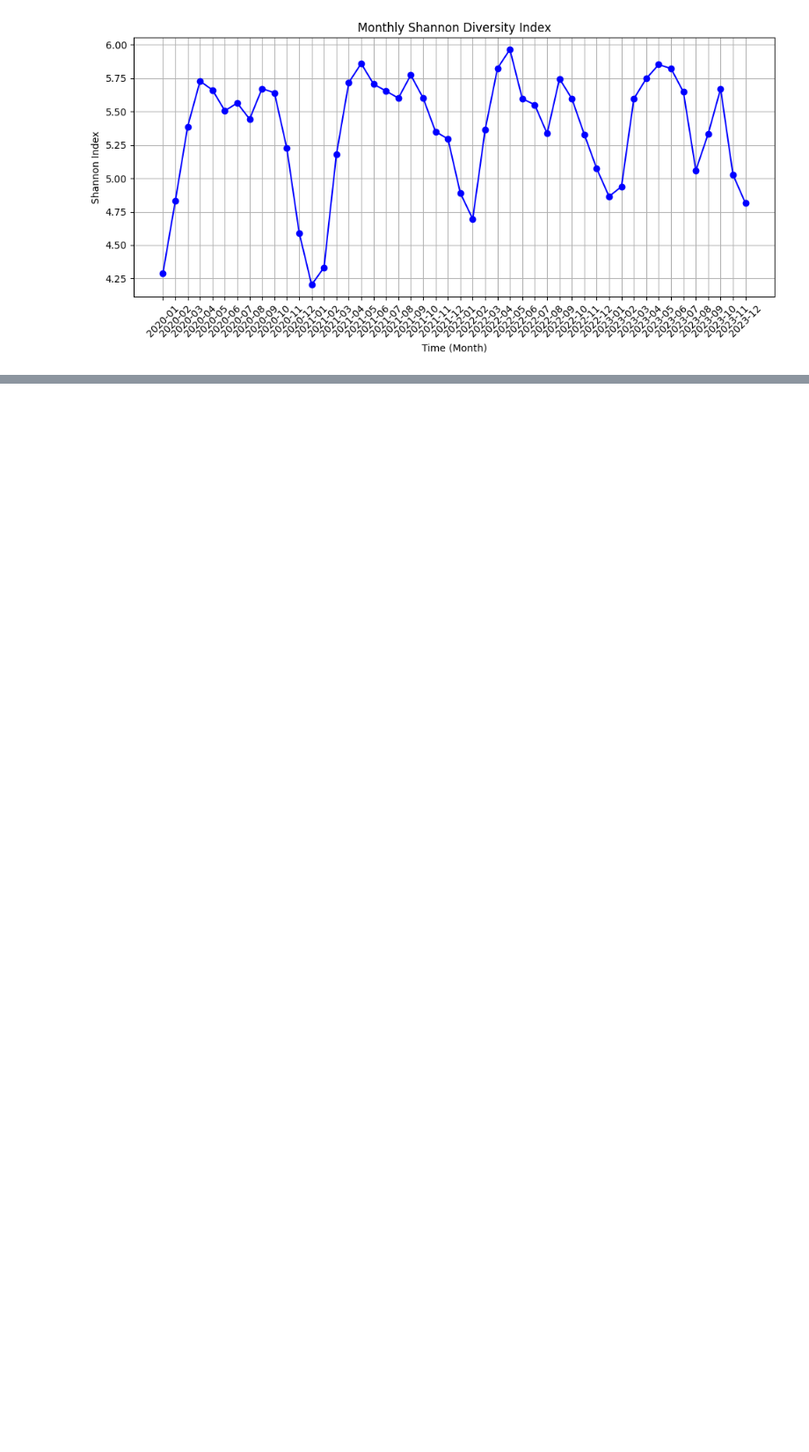
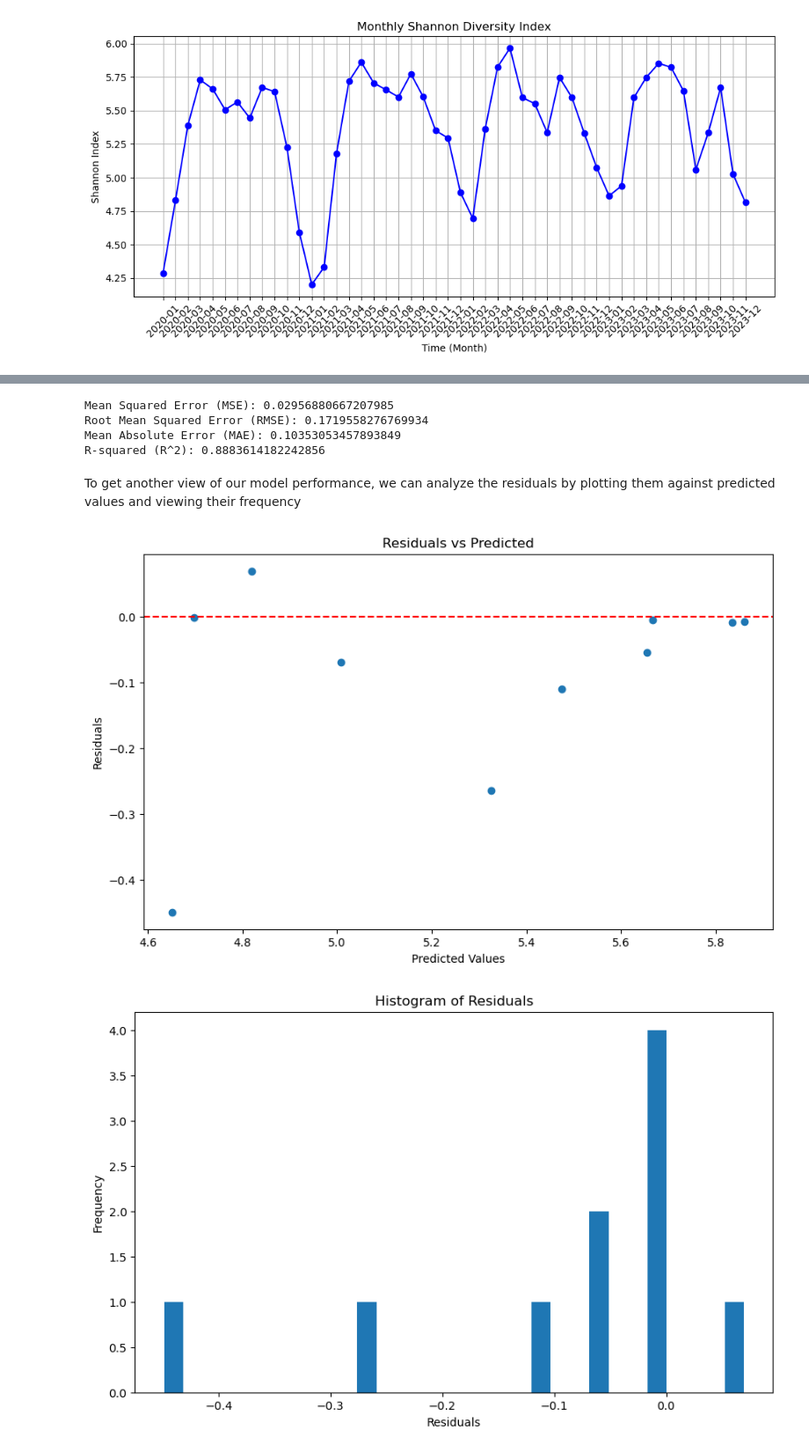
Before and after one commit to DillonKyle/csca-5622-final, a Jupyter notebook: biodiversity.ipynb, the cells around one changed output, grey strips where cells are left out. Shown: that part at 88% size. Saved outputs shown, nothing was run; the diff lists cells and outputs as text; code cells hidden in the pictures; blank space fills up the shorter version.

```diff
--- a/biodiversity.ipynb
+++ b/biodiversity.ipynb
@@ -141,0 +222,41 @@ Root Mean Squared Error: 0.2206880065328054
+# %%
+from sklearn.metrics import mean_squared_error, mean_absolute_error, r2_score
+
+mse = mean_squared_error(y_test, y_pred)
+print("Mean Squared Error (MSE):", mse)
+
+rmse = np.sqrt(mse)
+print("Root Mean Squared Error (RMSE):", rmse)
+
+mae = mean_absolute_error(y_test, y_pred)
+print("Mean Absolute Error (MAE):", mae)
+
+r2 = r2_score(y_test, y_pred)
+print("R-squared (R^2):", r2)
+# %% [output]
+Mean Squared Error (MSE): 0.02956880667207985
+Root Mean Squared Error (RMSE): 0.1719558276769934
+Mean Absolute Error (MAE): 0.10353053457893849
+R-squared (R^2): 0.8883614182242856
+# %% [markdown]
+To get another view of our model performance, we can analyze the residuals by plotting them against predicted values and viewing their frequency
+# %%
+residuals = y_test - y_pred
+
+plt.figure(figsize=(10, 6))
+plt.scatter(y_pred, residuals)
+plt.title('Residuals vs Predicted')
+plt.xlabel('Predicted Values')
+plt.ylabel('Residuals')
+plt.axhline(y=0, color='red', linestyle='--')
+plt.show()
+
+plt.figure(figsize=(10, 6))
+plt.hist(residuals, bins=30)
+plt.title('Histogram of Residuals')
+plt.xlabel('Residuals')
+plt.ylabel('Frequency')
+plt.show()
+# %% [output]
+[figure, added]
+[figure, added]
```
Also changed, not shown: parts of 36 cells of this notebook.
